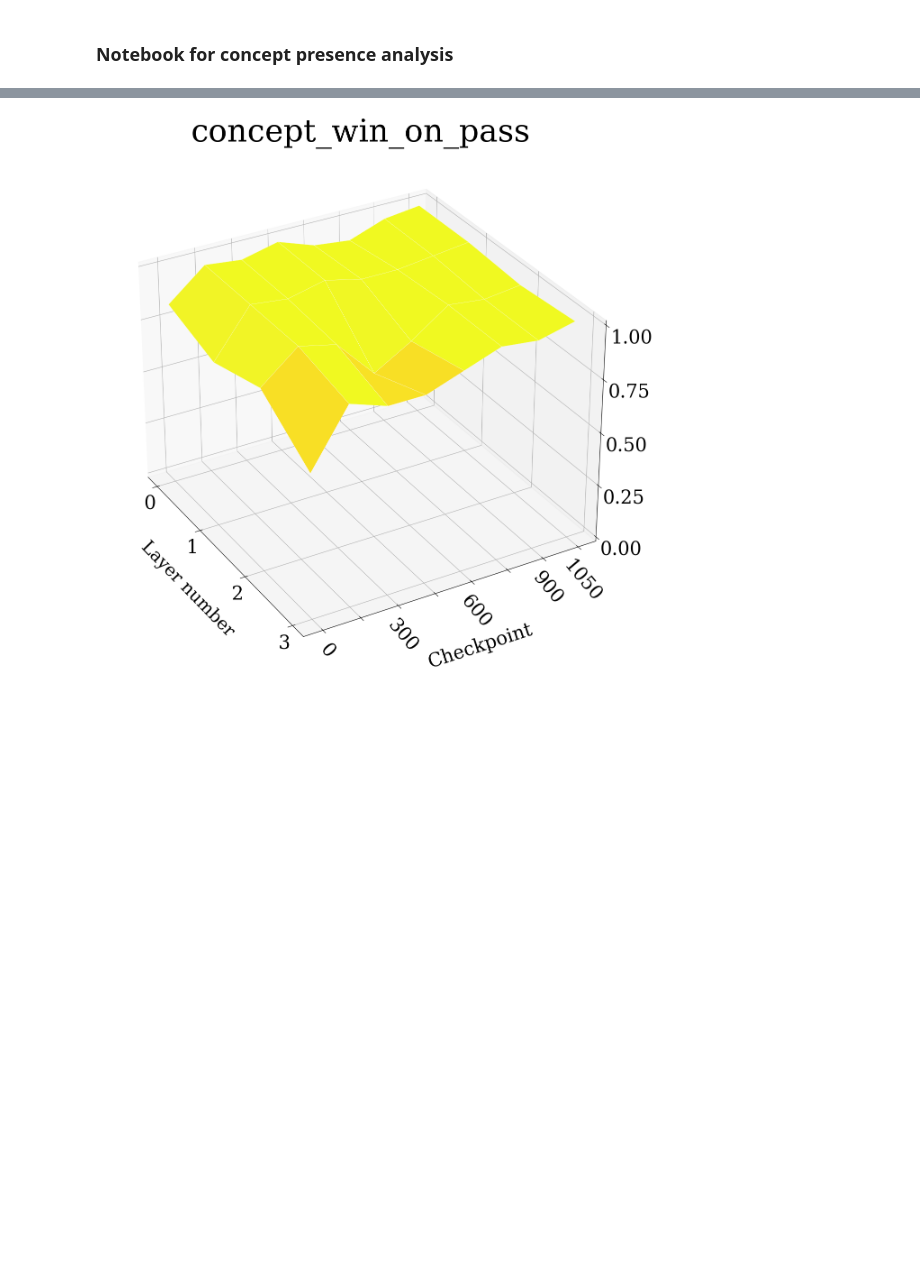
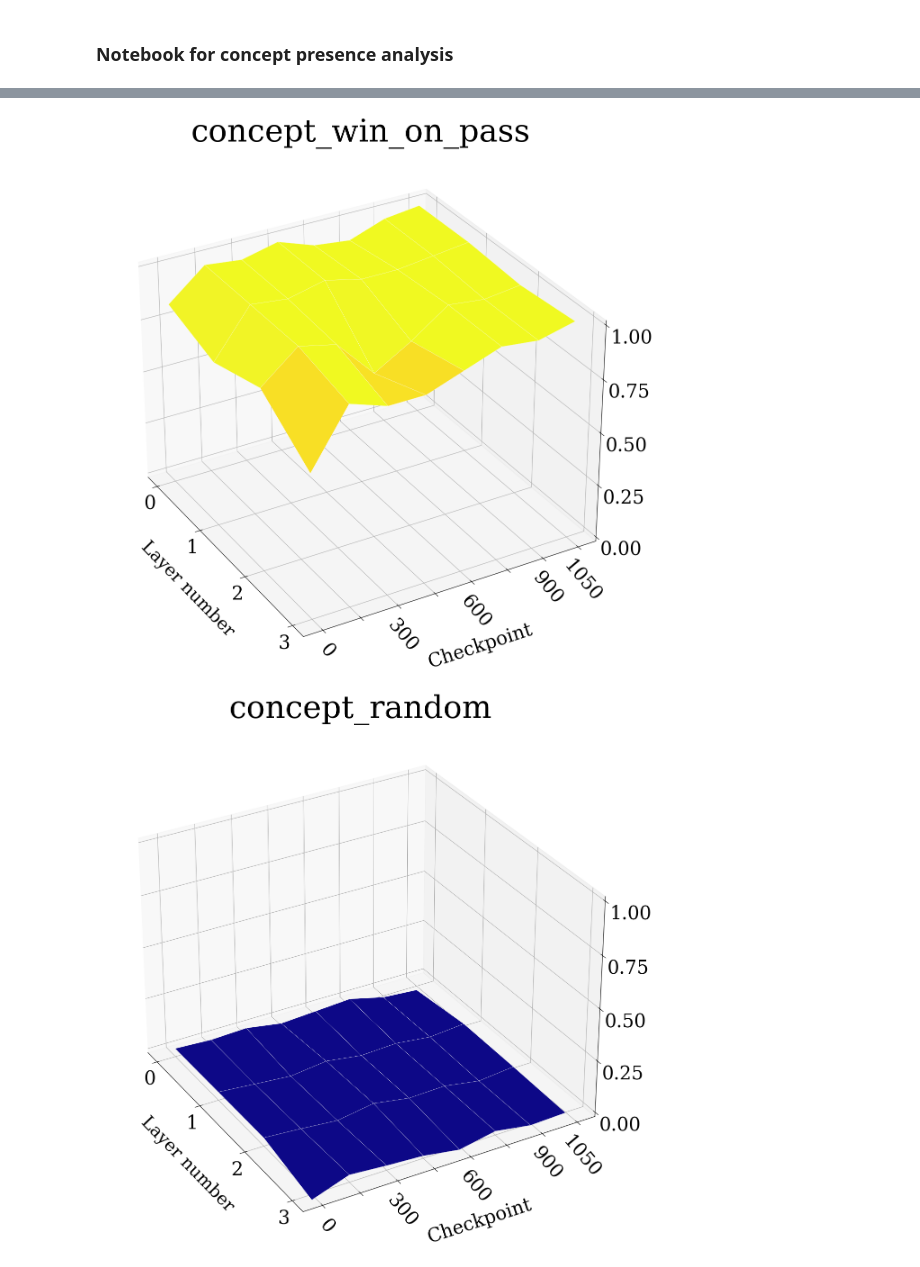
Before and after one commit to erikssommer/xai-concept-methods-drl, a Jupyter notebook: notebooks/concept_presence.ipynb, the cells around one changed output, grey strips where cells are left out. Cells and saved outputs as stored; diff of their text form; code cells hidden in the pictures; blank space fills up the shorter version.

Commit message:
Control concept of random, the results are good

```diff
--- a/notebooks/concept_presence.ipynb
+++ b/notebooks/concept_presence.ipynb
@@ -20,7 +20,7 @@ board_name = '5x5'
 
 levels = [0, 150, 300, 450, 600, 750, 900, 1050]
 
-concepts = ['concept_one_eye', 'concept_two_eyes', 'concept_area_advantage', 'concept_win_on_pass']
+concepts = ['concept_one_eye', 'concept_two_eyes', 'concept_area_advantage', 'concept_win_on_pass', 'concept_random']
 
 for concept in concepts:
     z = []
@@ -62,30 +62,31 @@ for concept in concepts:
     ax.set_title(concept, fontsize=50, pad=-20)
     ax.set_xlabel("Layer number", labelpad=30, fontsize=28, zorder=10)
     ax.set_ylabel("Checkpoint", labelpad=45,fontsize=30,zorder=10)
     plt.xticks(fontsize=30, rotation=0)
     plt.xticks(np.arange(z.shape[1]))
     plt.yticks(fontsize=30, rotation=-50)
     ax.tick_params('z', labelsize=30, pad=15, reset=True)
     fig.patch.set_facecolor("white")
 
     ax.zaxis.set_major_locator(LinearLocator(5))
 
     labels = levels.copy()
     labels[0] = 0
     plt.yticks(np.arange(len(levels)), labels)
     yticks = ax.yaxis.get_major_ticks()
     for i in range(1, len(labels), 2):
         yticks[i].label1.set_visible(False)
 
     yticks[-1].label1.set_visible(True)
     # A StrMethodFormatter is used automatically
     ax.zaxis.set_major_formatter('{x:.02f}')
     ax.view_init(30, -30)
 
     os.makedirs(f"plots/{board_name}/{session_name}", exist_ok=True)
     plt.savefig(f"plots/{board_name}/{session_name}/{concept}.png", transparent=False)
 # %% [output]
 [figure]
 [figure]
 [figure]
 [figure]
+[figure, added]
```
Also changed, not shown: 2 other files.
